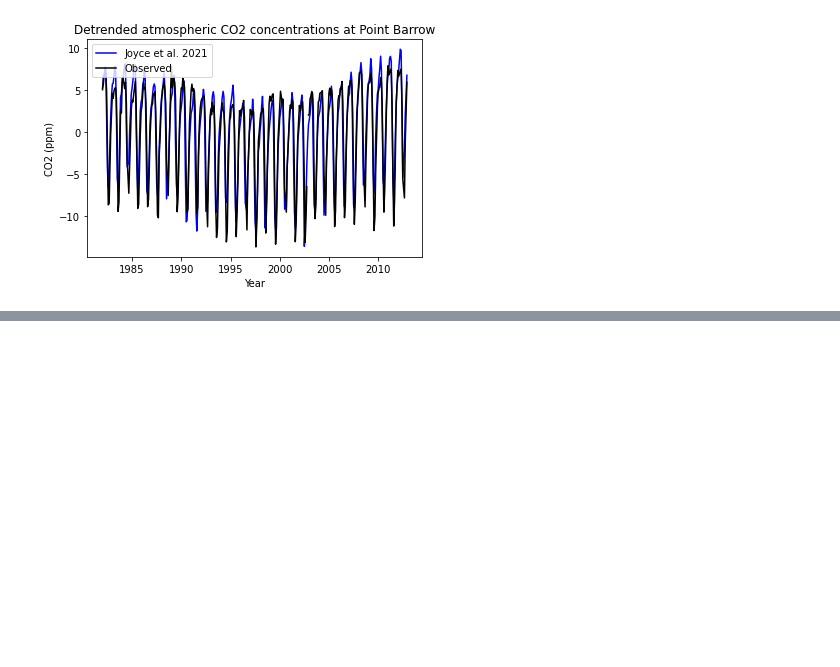
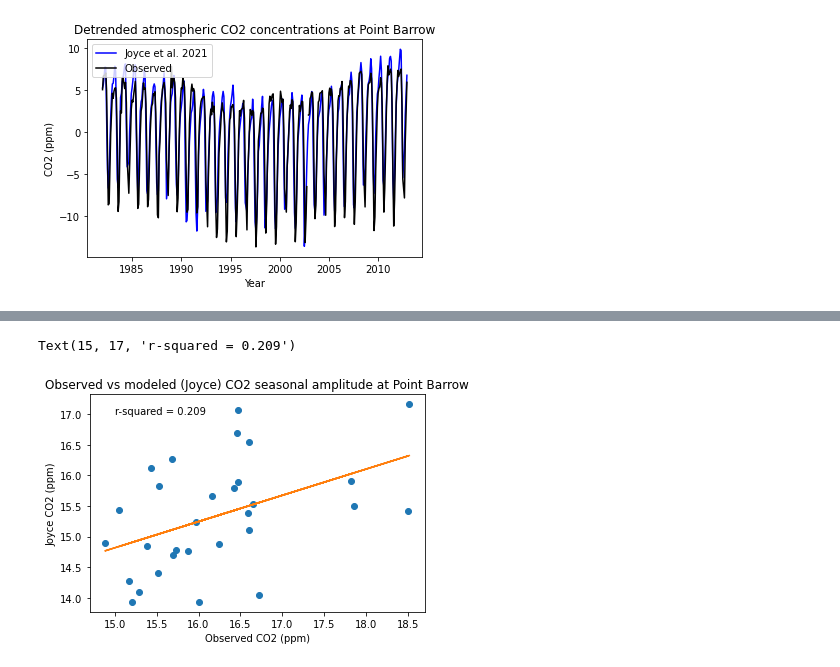
Before and after one commit to femoyano/co2_analysis, a Jupyter notebook: CO2_analysis.ipynb, the cells around one changed output, grey strips where cells are left out. Drawn from its saved outputs; the diff is of its cells as text; code cells hidden in the pictures; blank space fills up the shorter version.

```diff
--- a/CO2_analysis.ipynb
+++ b/CO2_analysis.ipynb
@@ -75,0 +115,19 @@ plt.show()
+# %%
+# Set parameters and input data and call the ccgcrv function
+pars = {
+    'shortterm': 80,
+    'longterm': 667,
+    'sampleinterval': 30,
+    'numpolyterms': 3,
+    'numharmonics': 4,
+    'timezero': -1,
+    'gap': 0,
+    'use_gain_factor': False,
+    'use_gain_factor': False,
+    'debug': False
+}
+
+co2_brw = pd.read_csv('co2_brw.csv')
+
+ccgfit_obs = fit_ccgcrv(xp=co2_brw["decimal_year"], yp=co2_brw["co2_obs"], pars=pars)
+ccgfit_joyce = fit_ccgcrv(xp=co2_brw["decimal_year"], yp=co2_brw["co2_joyce"], pars=pars)
@@ -75,0 +224,17 @@ plt.show()
+# %%
+# Regression plots
+from sklearn.linear_model import LinearRegression
+model = LinearRegression()
+x = amp_obs['amplitude'].values.reshape(-1, 1) # sklearn fit requires a two dimensional array
+y = amp_joyce['amplitude'].values.reshape(-1, 1) # sklearn fit requires a two dimensional array
+model.fit(x, y)
+y_pred = model.predict(x)
+plt.plot(x, y, 'o')
+plt.plot(x, y_pred)
+plt.title('Observed vs modeled (Joyce) CO2 seasonal amplitude at Point Barrow')
+plt.ylabel('Joyce CO2 (ppm)')
+plt.xlabel('Observed CO2 (ppm)')
+plt.annotate("r-squared = {:.3f}".format(model.score(x, y)), (15, 17))
+# %% [output]
+Text(15, 17, 'r-squared = 0.209')
+[figure, added]
```
Also changed, not shown: parts of 10 cells of this notebook, 2 other files.
